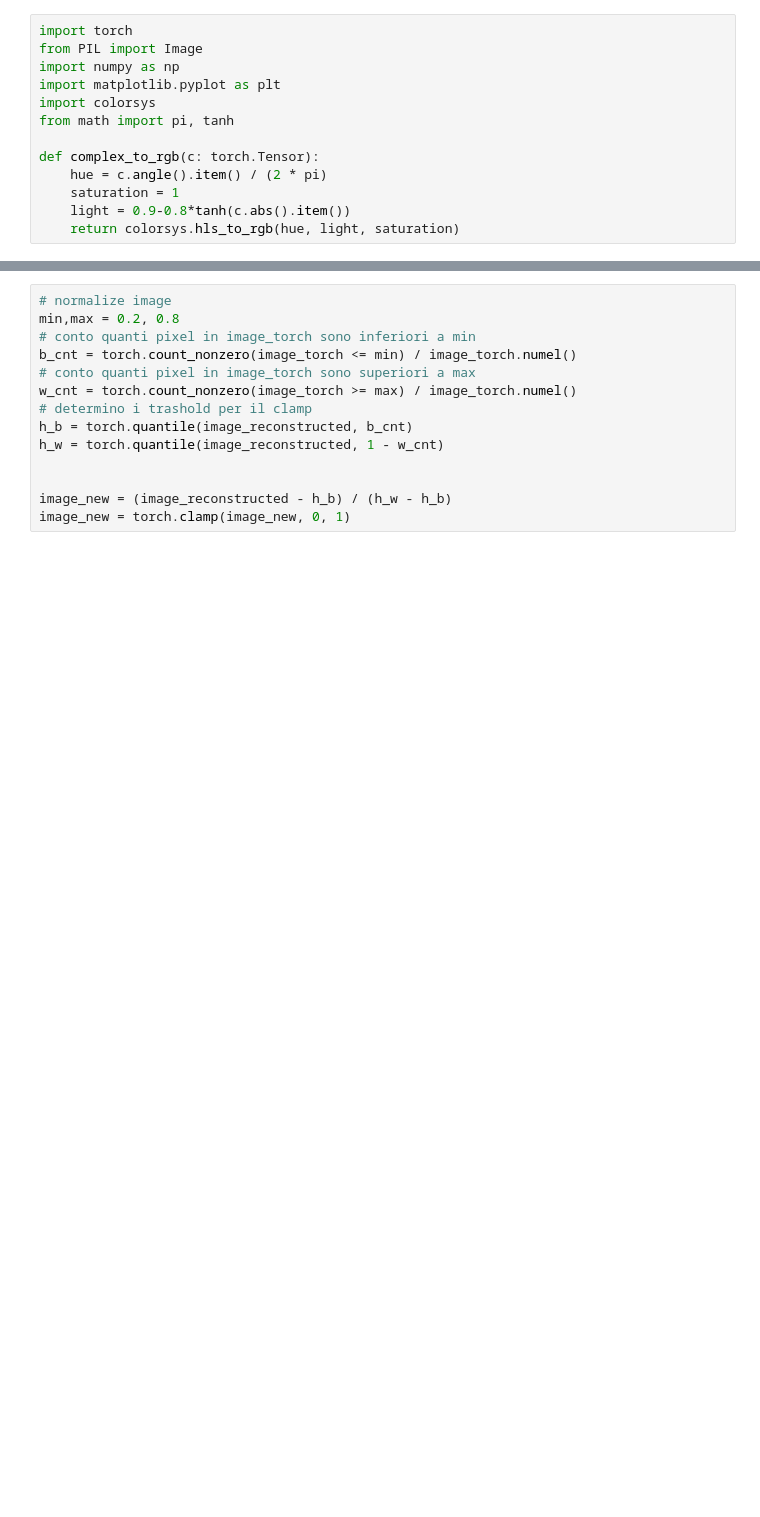
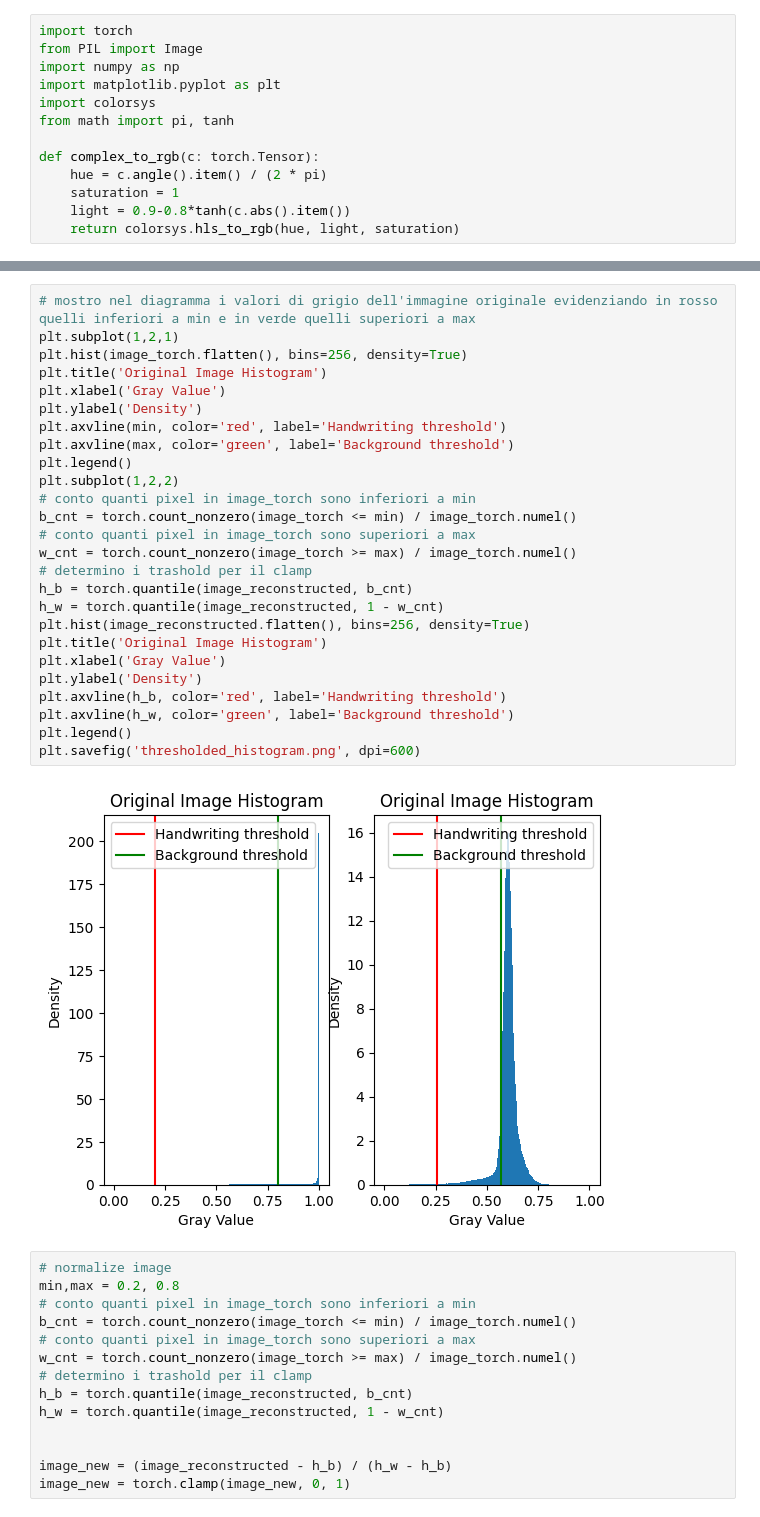
Before and after one commit to StefanoMagriniAlunno/MMATH_Thesis, a Jupyter notebook: data/console.ipynb, the cells around one changed output, grey strips where cells are left out. Saved outputs shown, nothing was run; the diff lists cells and outputs as text; blank space fills up the shorter version.

```diff
--- a/data/console.ipynb
+++ b/data/console.ipynb
@@ -110,3 +118,31 @@ Text(0.5, 1.0, 'Thresholded Image')
+# %%
+# mostro nel diagramma i valori di grigio dell'immagine originale evidenziando in rosso quelli inferiori a min e in verde quelli superiori a max
+plt.subplot(1,2,1)
+plt.hist(image_torch.flatten(), bins=256, density=True)
+plt.title('Original Image Histogram')
+plt.xlabel('Gray Value')
+plt.ylabel('Density')
+plt.axvline(min, color='red', label='Handwriting threshold')
+plt.axvline(max, color='green', label='Background threshold')
+plt.legend()
+plt.subplot(1,2,2)
+# conto quanti pixel in image_torch sono inferiori a min
+b_cnt = torch.count_nonzero(image_torch <= min) / image_torch.numel()
+# conto quanti pixel in image_torch sono superiori a max
+w_cnt = torch.count_nonzero(image_torch >= max) / image_torch.numel()
+# determino i trashold per il clamp
+h_b = torch.quantile(image_reconstructed, b_cnt)
+h_w = torch.quantile(image_reconstructed, 1 - w_cnt)
+plt.hist(image_reconstructed.flatten(), bins=256, density=True)
+plt.title('Original Image Histogram')
+plt.xlabel('Gray Value')
+plt.ylabel('Density')
+plt.axvline(h_b, color='red', label='Handwriting threshold')
+plt.axvline(h_w, color='green', label='Background threshold')
+plt.legend()
+plt.savefig('thresholded_histogram.png', dpi=600)
+# %% [output]
+[figure, added]
 # %%
 # normalize image
 min,max = 0.2, 0.8
```
Also changed, not shown: parts of 5 cells of this notebook, 10 other files.
